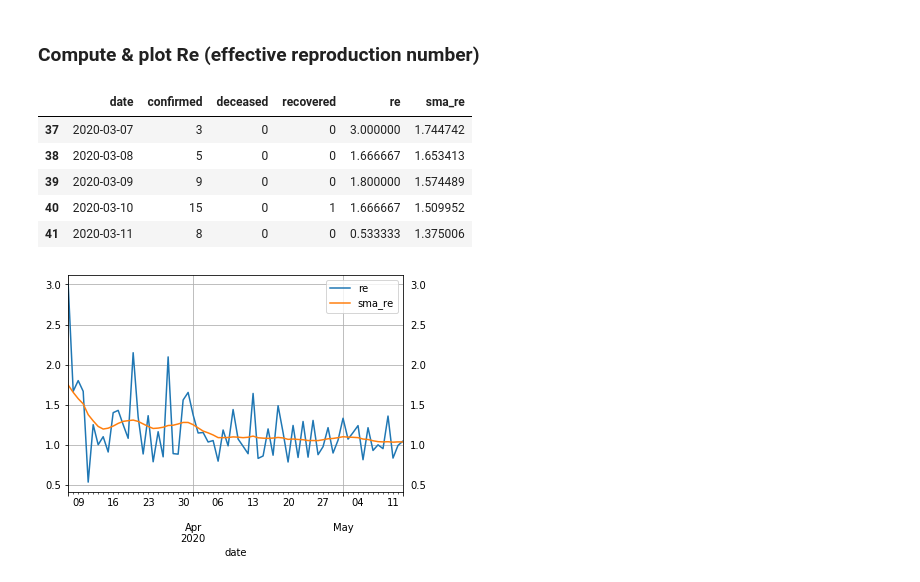
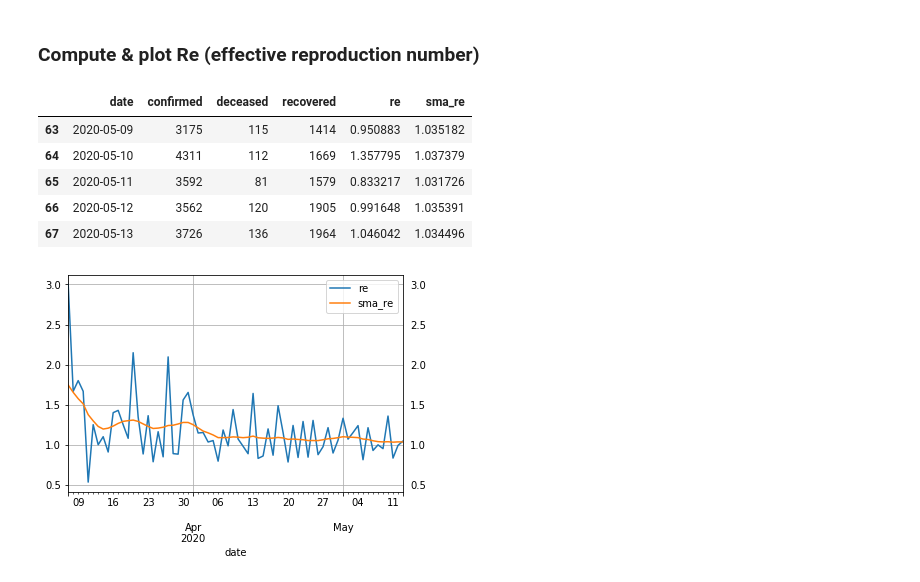
Before and after one commit to VICS-CORE/stats, a Jupyter notebook: 07_Learning_SEIR.ipynb, the cells around one changed output. Cells and saved outputs as stored; diff of their text form; code cells hidden in the pictures.

```diff
--- a/07_Learning_SEIR.ipynb
+++ b/07_Learning_SEIR.ipynb
@@ -48,6 +48,7 @@ df.head()
 # %%
 # remove first 37 days of data. not consequential.
 fdf = df[37:][:]
+fdf.reset_index(drop=True, inplace=True)
 fdf.head()
 # %% [output]
 |  | date | confirmed | deceased | recovered |
@@ -72,14 +73,14 @@ fdf.plot(
 # %%
 fdf['re'] = fdf['confirmed'] / fdf['confirmed'].shift(1, fill_value=1)
 fdf['sma_re'] = fdf['re'].rolling(7, min_periods=1, center=True).mean().rolling(7, min_periods=1, center=True).mean()
-fdf.head()
+fdf.tail()
 # %% [output]
 |  | date | confirmed | deceased | recovered | re | sma_re |
-| 37 | 2020-03-07 | 3 | 0 | 0 | 3.000000 | 1.744742 |
-| 38 | 2020-03-08 | 5 | 0 | 0 | 1.666667 | 1.653413 |
-| 39 | 2020-03-09 | 9 | 0 | 0 | 1.800000 | 1.574489 |
-| 40 | 2020-03-10 | 15 | 0 | 1 | 1.666667 | 1.509952 |
-| 41 | 2020-03-11 | 8 | 0 | 0 | 0.533333 | 1.375006 |
+| 63 | 2020-05-09 | 3175 | 115 | 1414 | 0.950883 | 1.035182 |
+| 64 | 2020-05-10 | 4311 | 112 | 1669 | 1.357795 | 1.037379 |
+| 65 | 2020-05-11 | 3592 | 81 | 1579 | 0.833217 | 1.031726 |
+| 66 | 2020-05-12 | 3562 | 120 | 1905 | 0.991648 | 1.035391 |
+| 67 | 2020-05-13 | 3726 | 136 | 1964 | 1.046042 | 1.034496 |
 # %%
 ax = fdf.plot(
     x='date',
```
Also changed, not shown: parts of 6 cells of this notebook.
